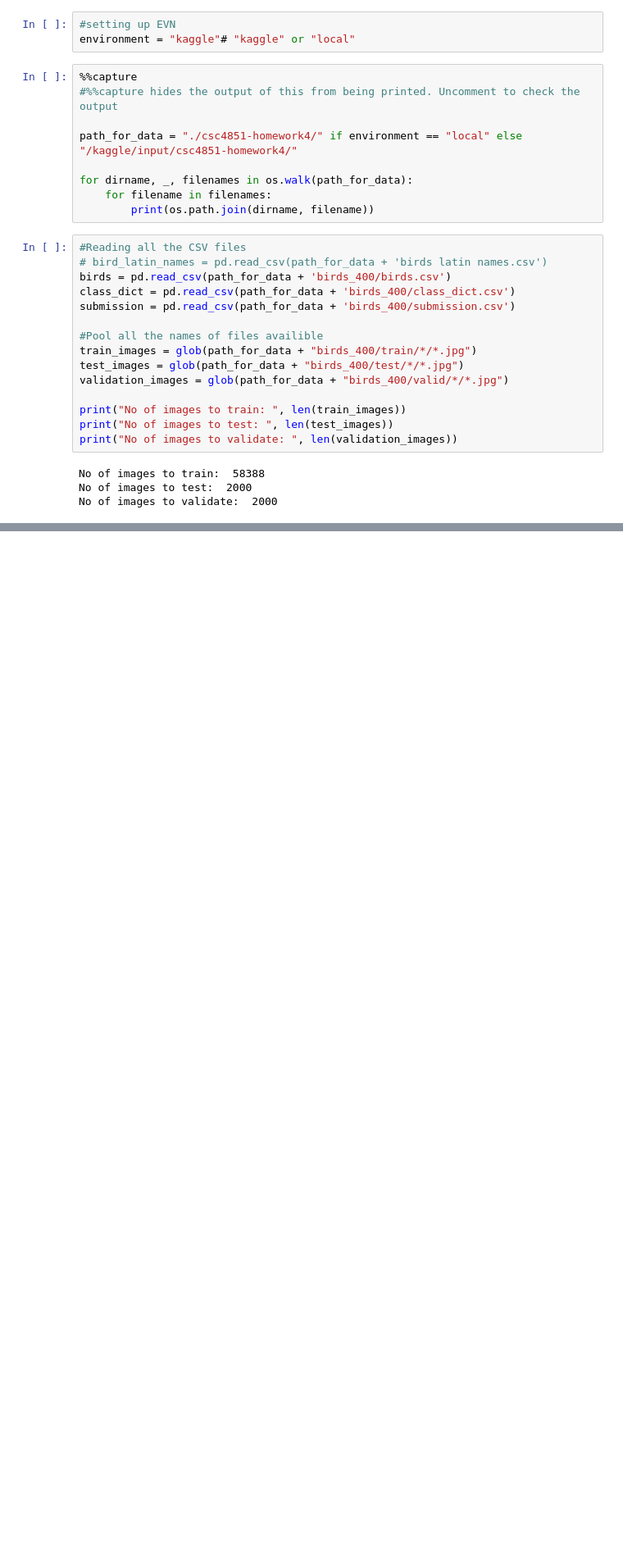
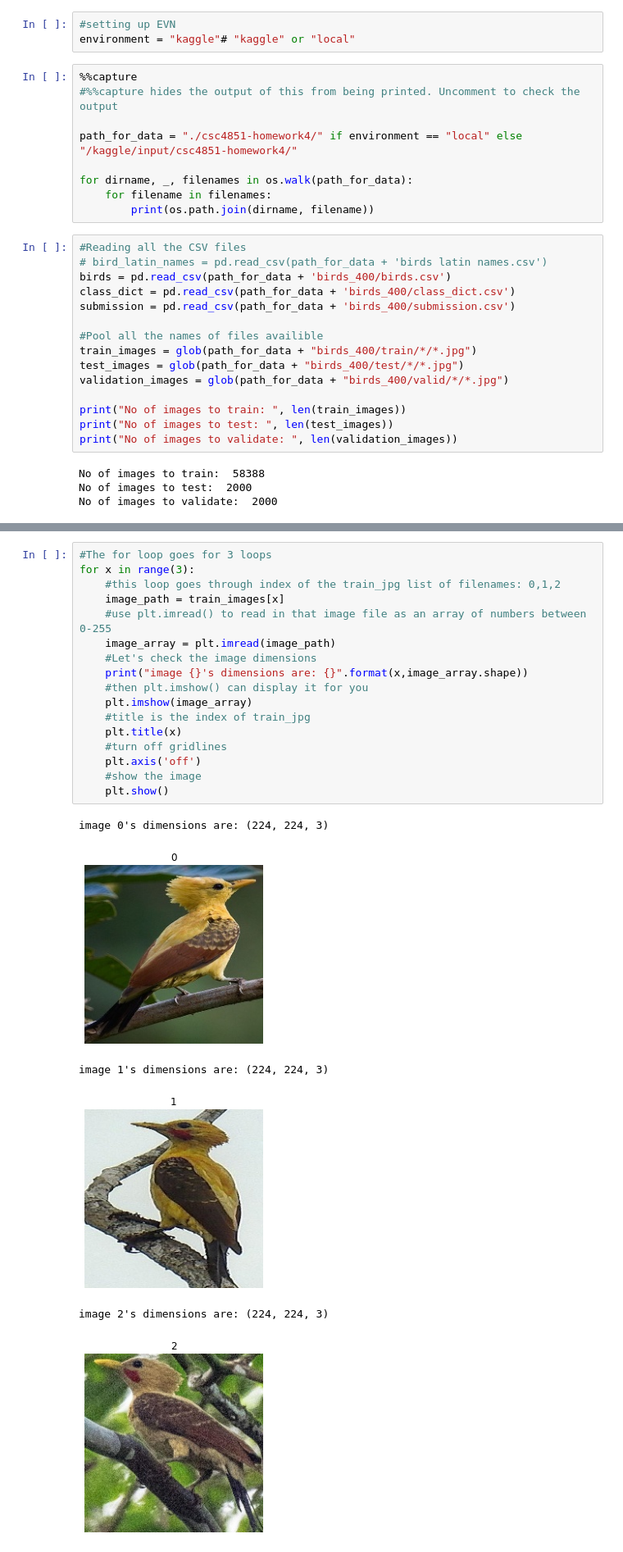
Before and after one commit to nvk681/intro_dl_hw4, a Jupyter notebook: kaggle_EDA.ipynb, the cells around one changed output, grey strips where cells are left out. Shown at 82% size. Cells and saved outputs as stored; diff of their text form; blank space fills up the shorter version.

```diff
--- a/kaggle_EDA.ipynb
+++ b/kaggle_EDA.ipynb
@@ -55,0 +113,24 @@ submission column names:  ['id', 'birds']
+# %%
+#The for loop goes for 3 loops
+for x in range(3):
+    #this loop goes through index of the train_jpg list of filenames: 0,1,2
+    image_path = train_images[x]
+    #use plt.imread() to read in that image file as an array of numbers between 0-255
+    image_array = plt.imread(image_path)
+    #Let's check the image dimensions
+    print("image {}'s dimensions are: {}".format(x,image_array.shape))
+    #then plt.imshow() can display it for you
+    plt.imshow(image_array)
+    #title is the index of train_jpg
+    plt.title(x)
+    #turn off gridlines
+    plt.axis('off')
+    #show the image
+    plt.show()
+# %% [output]
+image 0's dimensions are: (224, 224, 3)
+[figure, added]
+image 1's dimensions are: (224, 224, 3)
+[figure, added]
+image 2's dimensions are: (224, 224, 3)
+[figure, added]
```
Also changed, not shown: parts of 5 cells of this notebook.
